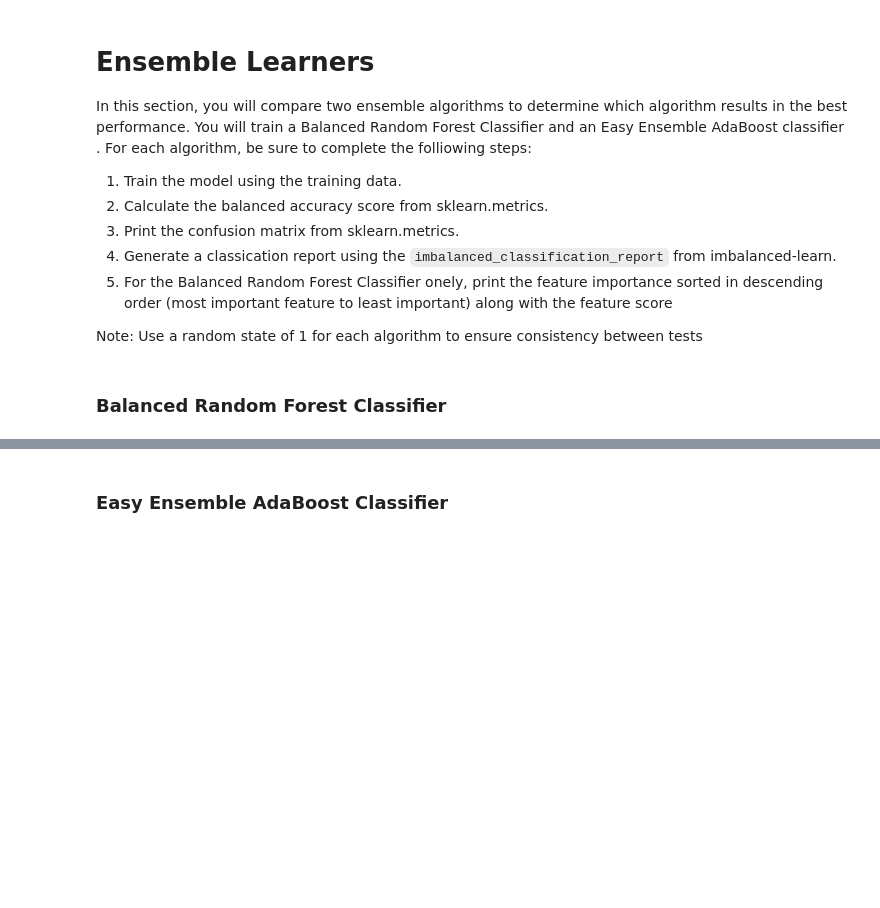
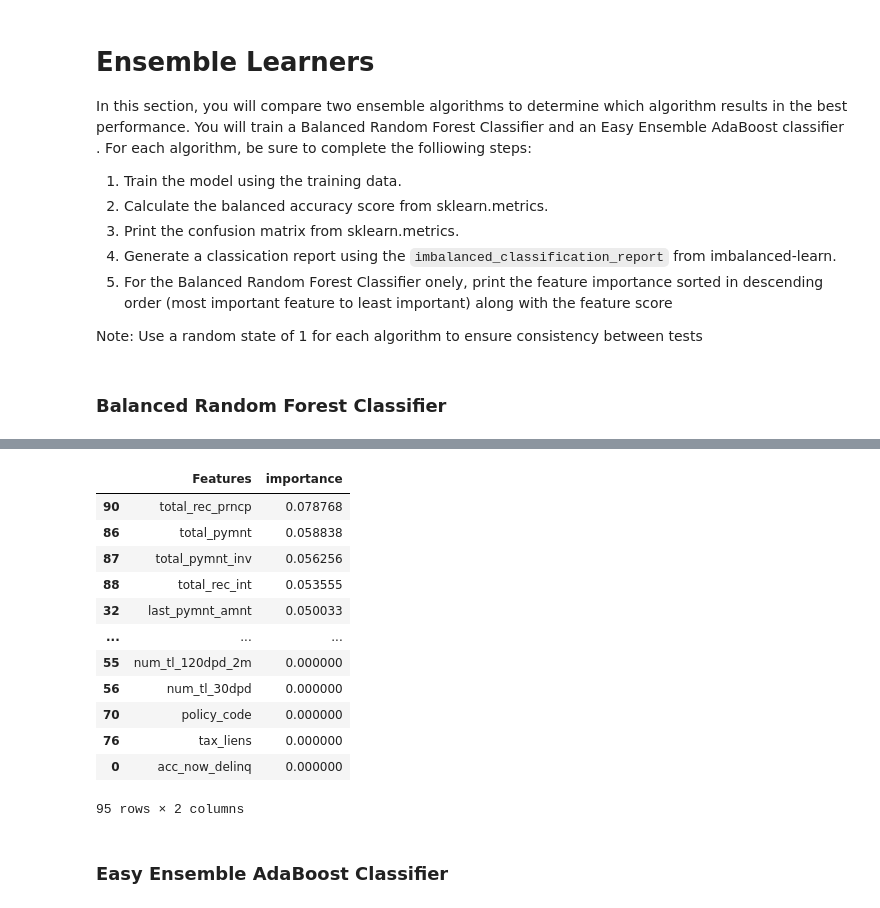
Before and after one commit to Fkourouma1/Credit_Risk_Analysis, a Jupyter notebook: Credit_Risk_Analysis/credit_risk_ensemble.ipynb, the cells around one changed output, grey strips where cells are left out. Saved outputs shown, nothing was run; the diff lists cells and outputs as text; code cells hidden in the pictures; blank space fills up the shorter version.

```diff
--- a/Credit_Risk_Analysis/credit_risk_ensemble.ipynb
+++ b/Credit_Risk_Analysis/credit_risk_ensemble.ipynb
@@ -267,2 +274,23 @@ debt_settlement_flag_N: (0.0)
+# %%
+pd.options.display.max_rows = 50
+# List the features sorted in descending order by feature importance
+importances = rf_model.feature_importances_
+sort_orders = sorted(zip(X.columns,importances),reverse=False)
+feature_importances = pd.DataFrame(sort_orders,  columns=['Features','importance']).sort_values('importance', ascending=False)
+feature_importances
+# %% [output]
+|  | Features | importance |
+| 90 | total_rec_prncp | 0.078768 |
+| 86 | total_pymnt | 0.058838 |
+| 87 | total_pymnt_inv | 0.056256 |
+| 88 | total_rec_int | 0.053555 |
+| 32 | last_pymnt_amnt | 0.050033 |
+| ... | ... | ... |
+| 55 | num_tl_120dpd_2m | 0.000000 |
+| 56 | num_tl_30dpd | 0.000000 |
+| 70 | policy_code | 0.000000 |
+| 76 | tax_liens | 0.000000 |
+| 0 | acc_now_delinq | 0.000000 |
+95 rows × 2 columns
 # %% [markdown]
 ### Easy Ensemble AdaBoost Classifier
```
Also changed, not shown: parts of 15 cells of this notebook, 10 other files.
